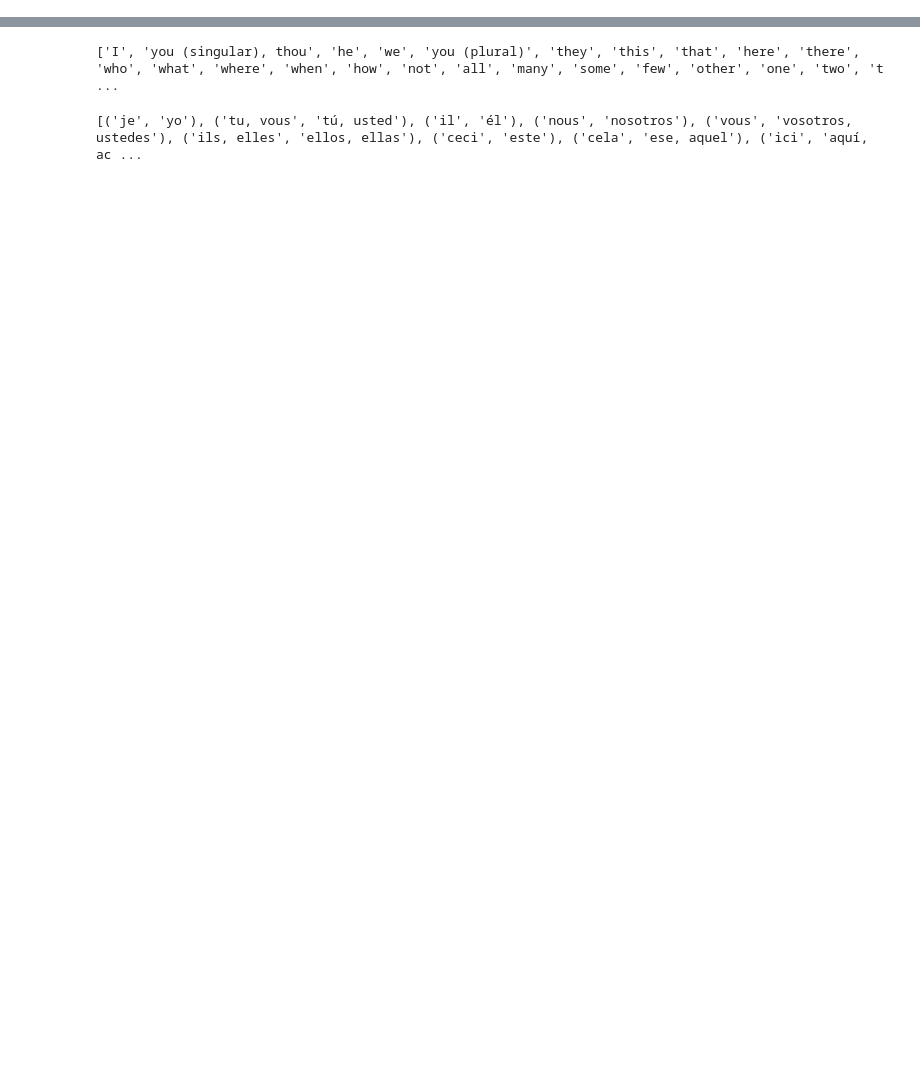
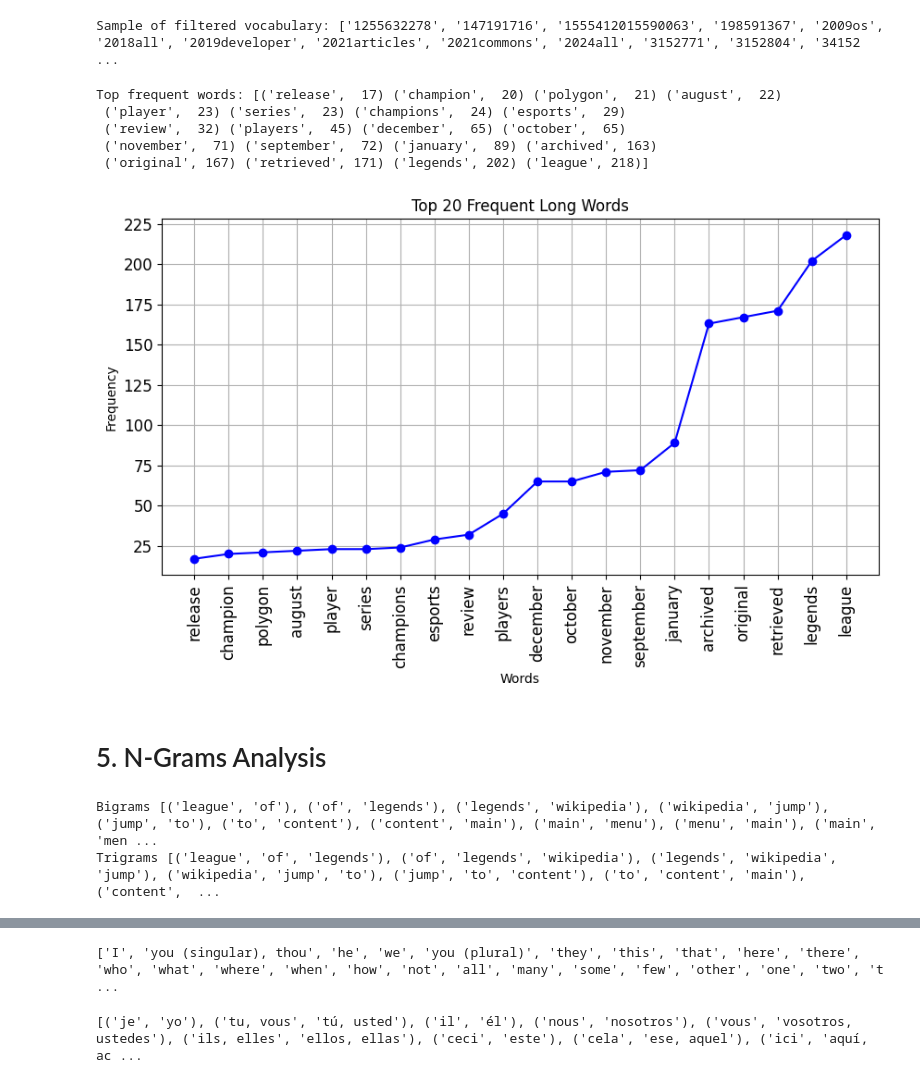
Before and after one commit to diegomorenom/NLP_Foundations_LoL_Wikipedia, a Jupyter notebook: NPL_Foundations_to_League_of_Legends_Wikipedia.ipynb, the cells around one changed output, grey strips where cells are left out. Drawn from its saved outputs; the diff is of its cells as text; code cells hidden in the pictures; blank space fills up the shorter version.

```diff
--- a/NPL_Foundations_to_League_of_Legends_Wikipedia.ipynb
+++ b/NPL_Foundations_to_League_of_Legends_Wikipedia.ipynb
@@ -510,0 +167,56 @@ print(swadesh.fileids())
+# %%
+# Filter words by minimum length (e.g., longer than 5 characters)
+min_word_length = 5
+long_words = [word for word in text if len(word) > min_word_length]
+filtered_vocabulary = sorted(set(long_words))
+print("Sample of filtered vocabulary:", filtered_vocabulary[:20])
+# %% [output]
+Sample of filtered vocabulary: ['1255632278', '147191716', '1555412015590063', '198591367', '2009os', '2018all', '2019developer', '2021articles', '2021commons', '2024all', '3152771', '3152804', '34152 ...
+# %%
+# Build a list of tuples based on pre-calculated counts from FreqDist
+fdist = nltk.FreqDist(long_words)
+filtered_fdist = [(word, fdist[word]) for word in filtered_vocabulary]
+# %%
+# Convert the tuple list to a Numpy array for easy sorting
+dtype = [('word', 'U20'), ('frequency', int)]
+filtered_fdist_np = np.array(filtered_fdist, dtype=dtype)
+# %%
+# Sort the array by frequency
+sorted_fdist = np.sort(filtered_fdist_np, order='frequency')
+top_frequent_words = sorted_fdist[-20:]  # Get top 20 most frequent words
+print("Top frequent words:", top_frequent_words)
+# %% [output]
+Top frequent words: [('release',  17) ('champion',  20) ('polygon',  21) ('august',  22)
+ ('player',  23) ('series',  23) ('champions',  24) ('esports',  29)
+ ('review',  32) ('players',  45) ('december',  65) ('october',  65)
+ ('november',  71) ('september',  72) ('january',  89) ('archived', 163)
+ ('original', 167) ('retrieved', 171) ('legends', 202) ('league', 218)]
+# %%
+# Customized Bar Plot with Matplotlib for Top Frequent Words
+top_words = 20
+x = np.arange(len(top_frequent_words))
+y = [freq[1] for freq in top_frequent_words]
+
+plt.figure(figsize=(10, 5))
+plt.plot(x, y, marker='o', linestyle='-', color='b')
+plt.xticks(x, [str(freq[0]) for freq in top_frequent_words], rotation='vertical')
+plt.tick_params(labelsize='large')
+plt.grid(True)
+plt.title("Top 20 Frequent Long Words")
+plt.xlabel("Words")
+plt.ylabel("Frequency")
+plt.show()
+# %% [output]
+[figure, added]
+# %% [markdown]
+# 5. N-Grams Analysis
+# %%
+# Bigrams and Trigrams
+from nltk.util import ngrams
+bigrams = list(nltk.bigrams(tokens))
+trigrams = list(ngrams(tokens, 3))
+print("Bigrams",bigrams)
+print("Trigrams",trigrams)
+# %% [output]
+Bigrams [('league', 'of'), ('of', 'legends'), ('legends', 'wikipedia'), ('wikipedia', 'jump'), ('jump', 'to'), ('to', 'content'), ('content', 'main'), ('main', 'menu'), ('menu', 'main'), ('main', 'men ...
+Trigrams [('league', 'of', 'legends'), ('of', 'legends', 'wikipedia'), ('legends', 'wikipedia', 'jump'), ('wikipedia', 'jump', 'to'), ('jump', 'to', 'content'), ('to', 'content', 'main'), ('content',  ...
```
Also changed, not shown: parts of 130 cells of this notebook.
